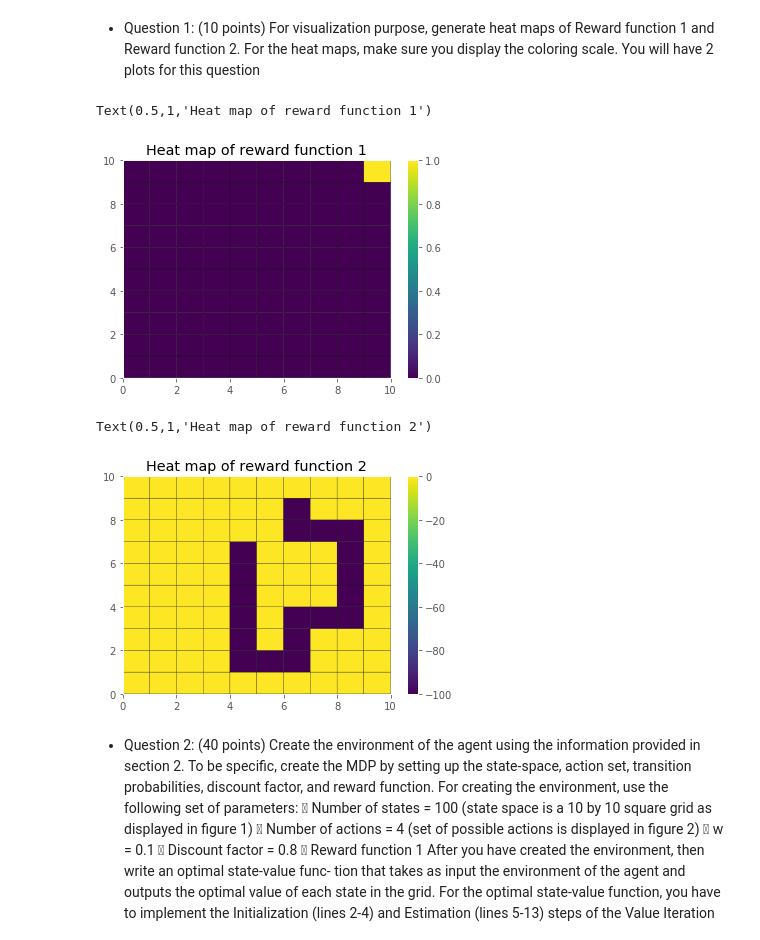
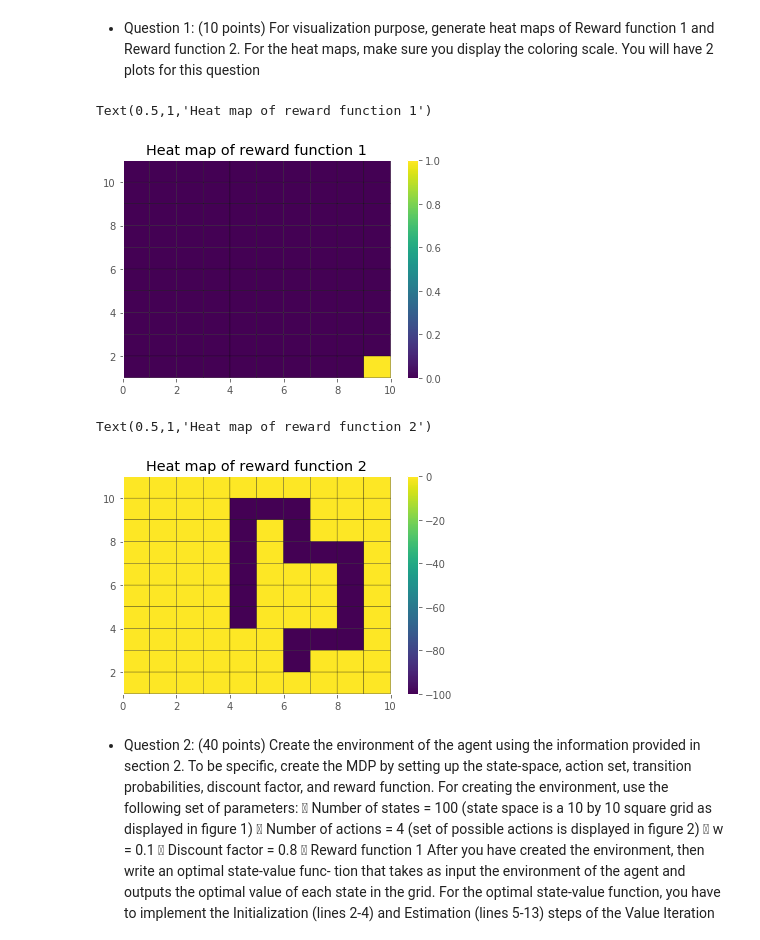
Before and after one commit to CallMeDDL/EE232E_Networks, a Jupyter notebook: project3/RL_part1.ipynb, the cells around one changed output. Saved outputs shown, nothing was run; the diff lists cells and outputs as text; code cells hidden in the pictures.

```diff
--- a/project3/RL_part1.ipynb
+++ b/project3/RL_part1.ipynb
@@ -8,27 +8,27 @@ plt.style.use('ggplot')
 Reward function 1 and Reward function 2. For the heat maps, make sure you
 display the coloring scale. You will have 2 plots for this question
 # %%
-x = np.arange(11)
-y = np.arange(11)
+x = np.arange(0,11,1)
+y = np.arange(11,0,-1)
 X, Y = np.meshgrid(x, y)
 
 R1=[[0,0,0,0,0,0,0,0,0,0],
    [0,0,0,0,0,0,0,0,0,0],
    [0,0,0,0,0,0,0,0,0,0],
    [0,0,0,0,0,0,0,0,0,0],
    [0,0,0,0,0,0,0,0,0,0],
    [0,0,0,0,0,0,0,0,0,0],
    [0,0,0,0,0,0,0,0,0,0],
    [0,0,0,0,0,0,0,0,0,0],
    [0,0,0,0,0,0,0,0,0,0],
    [0,0,0,0,0,0,0,0,0,1],
   ]
 plt.pcolor(X,Y,R1,edgecolors='k')
 plt.colorbar()
 plt.title('Heat map of reward function 1')
 # %% [output]
 Text(0.5,1,'Heat map of reward function 1')
-[figure, old version]
+[figure, new version]
 # %%
 R2=[[0,0,0,0,0,0,0,0,0,0],
    [0,0,0,0,-100,-100,-100,0,0,0],
@@ -46,6 +46,6 @@ plt.colorbar()
 plt.title('Heat map of reward function 2')
 # %% [output]
 Text(0.5,1,'Heat map of reward function 2')
-[figure, old version]
+[figure, new version]
 # %% [markdown]
 - Question 2: (40 points) Create the environment of the agent using the information provided in section 2. To be specific, create the MDP by setting up the state-space, action set, transition probabilities, discount factor, and reward function. For creating the environment, use the following set of parameters:
```
Also changed, not shown: parts of 4 cells of this notebook, 1 other file.
